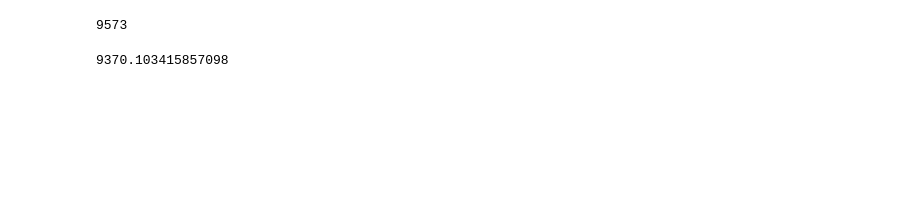
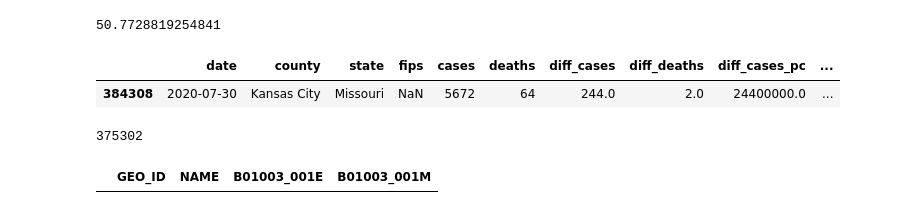
Before and after one commit to watsona4/jupyter_notebooks, a Jupyter notebook: COVID Bokeh.ipynb, the cells around one changed output. Drawn from its saved outputs; the diff is of its cells as text; code cells hidden in the pictures; blank space fills up the shorter version.

```diff
--- a/COVID Bokeh.ipynb
+++ b/COVID Bokeh.ipynb
@@ -64,16 +68,20 @@ def compute_states_data():
         GH_STATES_DATA.loc[subset.index, 'avg_deaths_pc'] = avg_deaths / pop * 100000
 # %%
 def compute_counties_data():
+
+    subset = GH_COUNTIES_DATA.loc[:, ('state', 'county')]
+    state_county = set()
+    for index, row in tqdm(subset.iterrows()):
+        if row['county'].lower() != 'unknown':
+            state_county.add((row['state'], row['county']))
+    state_county = sorted(state_county)
+
     GH_COUNTIES_DATA.sort_values('date')
-    for fips in tqdm(GH_COUNTIES_DATA['fips'].unique()):
+    for state, county in tqdm(state_county):
 
-        if np.isnan(fips):
-            continue
-
-        slicer = GH_COUNTIES_DATA['fips'] == fips
+        slicer = (GH_COUNTIES_DATA['state'] == state).values & (GH_COUNTIES_DATA['county'] == county).values
         subset = GH_COUNTIES_DATA.loc[slicer, :]
 
-        county, state = subset['county'].values[0], subset['state'].values[0]
         pop = population(f'{state}, {county}')
 
         avg_dates = subset['date'] - (timedelta(days=3) + timedelta(hours=12))
@@ -157,7 +169,7 @@ if not os.path.exists('us-states.csv') or os.stat(gh_states_data_file).st_mtime
     compute_states_data()
     GH_STATES_DATA.to_csv('us-states.csv')
 else:
-    GH_STATES_DATA = pd.read_csv('us-states.csv', parse_dates=['date'])
+    GH_STATES_DATA = pd.read_csv('us-states.csv', parse_dates=['date', 'avg_dates'])
 
 if not os.path.exists('us-counties.csv') or os.stat(gh_counties_data_file).st_mtime > os.stat('us-counties.csv').st_mtime:
     GH_COUNTIES_DATA = pd.read_csv(gh_counties_data_file, parse_dates=['date'])
@@ -166,7 +178,7 @@ if not os.path.exists('us-counties.csv') or os.stat(gh_counties_data_file).st_mt
     compute_counties_data()
     GH_COUNTIES_DATA.to_csv('us-counties.csv')
 else:
-    GH_COUNTIES_DATA = pd.read_csv('us-counties.csv', parse_dates=['date'])
+    GH_COUNTIES_DATA = pd.read_csv('us-counties.csv', parse_dates=['date', 'avg_dates'])
 
 STATES = sorted(GH_STATES_DATA['state'].unique())
 COUNTIES = sorted({f'{state}, {county}' for county, state in zip(GH_COUNTIES_DATA['county'], GH_COUNTIES_DATA['state'])})
@@ -698,8 +801,17 @@ GH_COUNTIES_DATA[(GH_COUNTIES_DATA['state'] == 'Tennessee').values & (GH_COUNTIE
-# %%
-population('Tennessee, Trousdale')
-# %% [output]
-9573
-# %%
-897/9573*100000
-# %% [output]
-9370.103415857098
+# %%
+GH_COUNTIES_DATA['avg_deaths_pc'].max()
+# %% [output]
+50.7728819254841
+# %%
+GH_COUNTIES_DATA.loc[GH_COUNTIES_DATA.index == 384308]
+# %% [output]
+|  | date | county | state | fips | cases | deaths | diff_cases | diff_deaths | diff_cases_pc | ... |
+| 384308 | 2020-07-30 | Kansas City | Missouri | NaN | 5672 | 64 | 244.0 | 2.0 | 24400000.0 | ... |
+# %%
+len(GH_COUNTIES_DATA)
+# %% [output]
+375302
+# %%
+POP_DATA[POP_DATA['NAME'].str.contains('Kansas City')]
+# %% [output]
+|  | GEO_ID | NAME | B01003_001E | B01003_001M |
```
Also changed, not shown: parts of 10 cells of this notebook.
